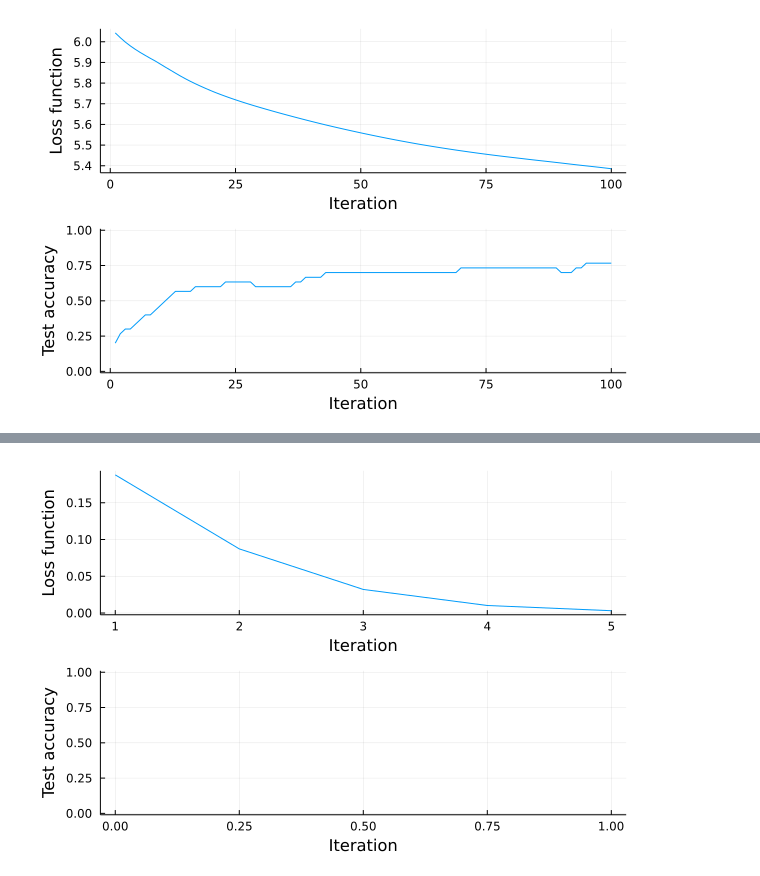
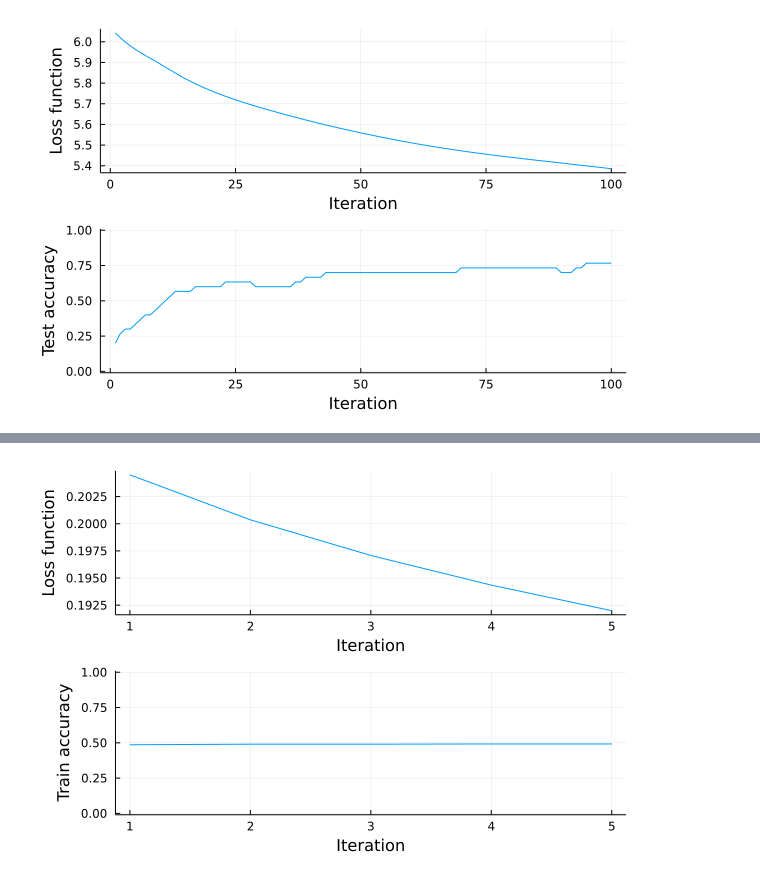
Before and after one commit to SebastianParzych/Custom-Julia-NN, a Jupyter notebook: main.ipynb, the cells around one changed output, grey strips where cells are left out. Saved outputs shown, nothing was run; the diff lists cells and outputs as text; code cells hidden in the pictures.

```diff
--- a/main.ipynb
+++ b/main.ipynb
@@ -32,4 +35,5 @@ plotLossAccuracu(aniaLossHistory, aniaLossHistory)
 # %%
 include("nets/netSebastian.jl")
-Loss, acc = trainSebastian(DefaultNet, X_train, y_train, 5, 0.01)
+sebastianNet = getSebastianDefaultNet()
+Loss, acc = trainSebastian(sebastianNet, X_train, y_train, 5, 0.01)
 # %% [output]
@@ -37,4 +41,4 @@ Loss, acc = trainSebastian(DefaultNet, X_train, y_train, 5, 0.01)
 # %%
-plotLossAccuracu(Loss, acc)
+plotLossAccuracy(Loss, acc)
 # %% [output]
-[figure, old version]
+[figure, new version]
```
Also changed, not shown: parts of 5 cells of this notebook, 3 other files.
